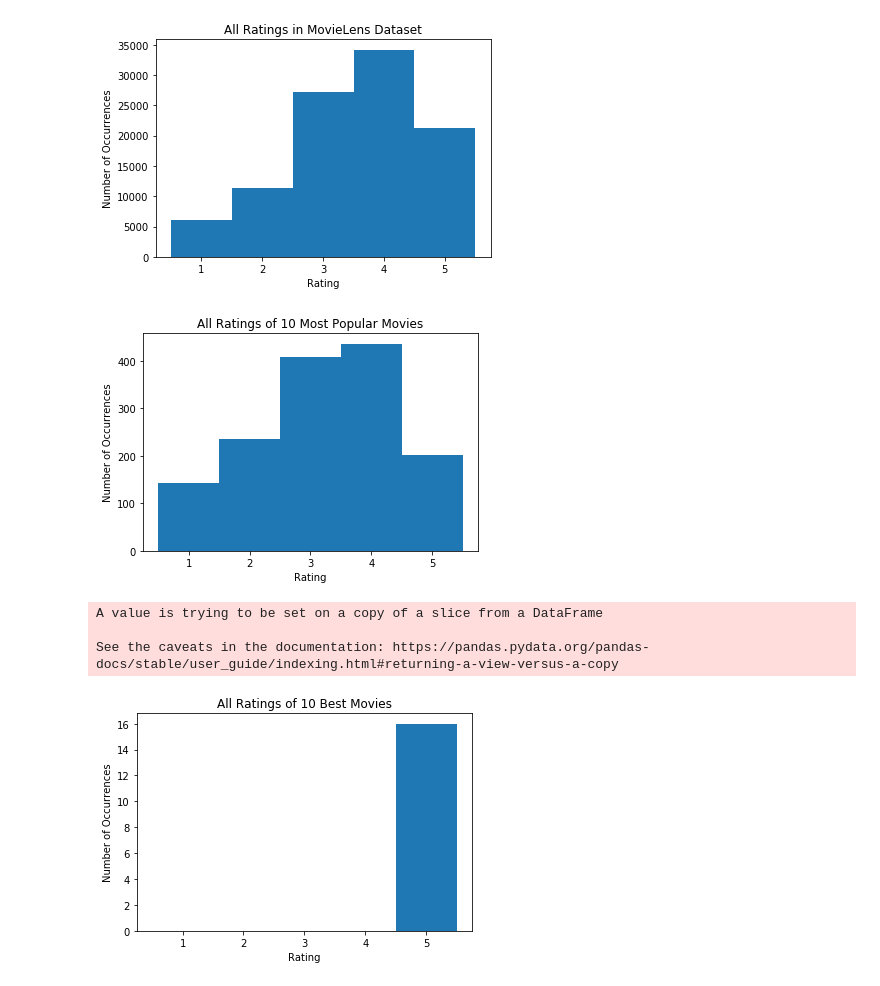
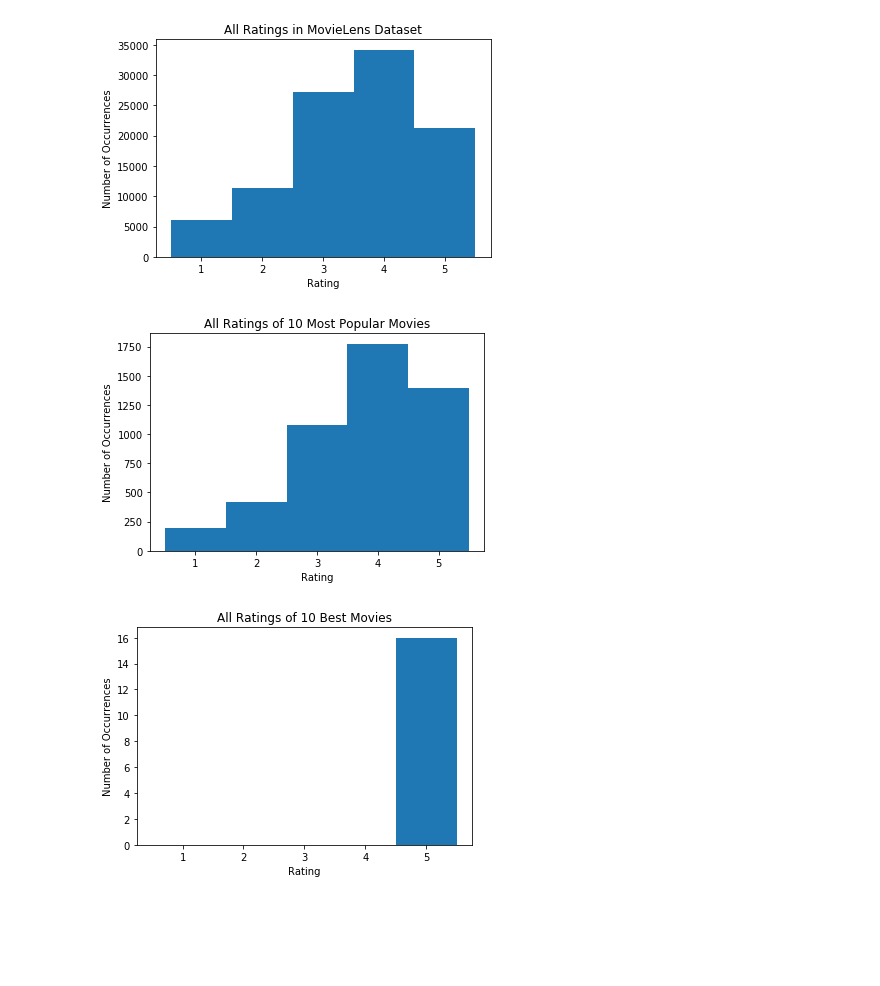
Before and after one commit to amandaliusa/cs155-movielens, a Jupyter notebook: basic_visualizations.ipynb, the cells around one changed output. Drawn from its saved outputs; the diff is of its cells as text; code cells hidden in the pictures; blank space fills up the shorter version.

Commit message:
separated files for data cleaning and basic visualizations

```diff
--- a/basic_visualizations.ipynb
+++ b/basic_visualizations.ipynb
@@ -55,3 +5,7 @@ Sliding Doors (1998)
+# %%
+# load data from cleaned files
+movies = pd.read_csv('data/movies.csv')
+data = pd.read_csv('data/data.csv')
 # %%
 # histogram of all ratings
 plt.hist(data['Rating'], bins=[0.5,1.5,2.5,3.5,4.5,5.5])
@@ -65,36 +19,17 @@ Text(11.5,0.5,'Number of Occurrences')
 # %%
 # get IDs of 10 most popular movies
 pop = data['Movie'].value_counts().head(10).index
 all_ratings = []
 
-for idx in pop:
-    counts = data['Rating'].loc[data['Movie'] == idx + 1] # add 1 to account for 1-indexing
+for mov in pop:
+    counts = data['Rating'].loc[data['Movie'] == mov]
     all_ratings = np.concatenate((counts, all_ratings))
 
 # plot all ratings for 10 most popular movies
 plt.hist(all_ratings, bins=[0.5,1.5,2.5,3.5,4.5,5.5])
 plt.title('All Ratings of 10 Most Popular Movies')
 plt.xlabel('Rating')
 plt.ylabel('Number of Occurrences')
 plt.savefig('basic_2')
 # %% [output]
-[figure, old version]
+[figure, new version]
-# %%
-# find number of ratings and average rating for each movie
-movies['num_ratings'] = [0]*len(movies)
-movies['tot_rating'] = [0]*len(movies)
-movies['avg_rating'] = [0.0]*len(movies)
-
-# get number of ratings
-for i in range(len(data)):
-    movie = data['Movie'][i] - 1 # IDs are 1-indexed
-    movies.loc[movie, 'num_ratings'] += 1
-    movies.loc[movie, 'tot_rating'] += data['Rating'][i]
-
-for i in unique_idx:
-    if movies['num_ratings'][i] != 0:
-        movies['avg_rating'][i]= movies['tot_rating'][i] / movies['num_ratings'][i]
-# %% [output]
-A value is trying to be set on a copy of a slice from a DataFrame
-
-See the caveats in the documentation: https://pandas.pydata.org/pandas-docs/stable/user_guide/indexing.html#returning-a-view-versus-a-copy
```
Also changed, not shown: parts of 7 cells of this notebook, 3 other files.
